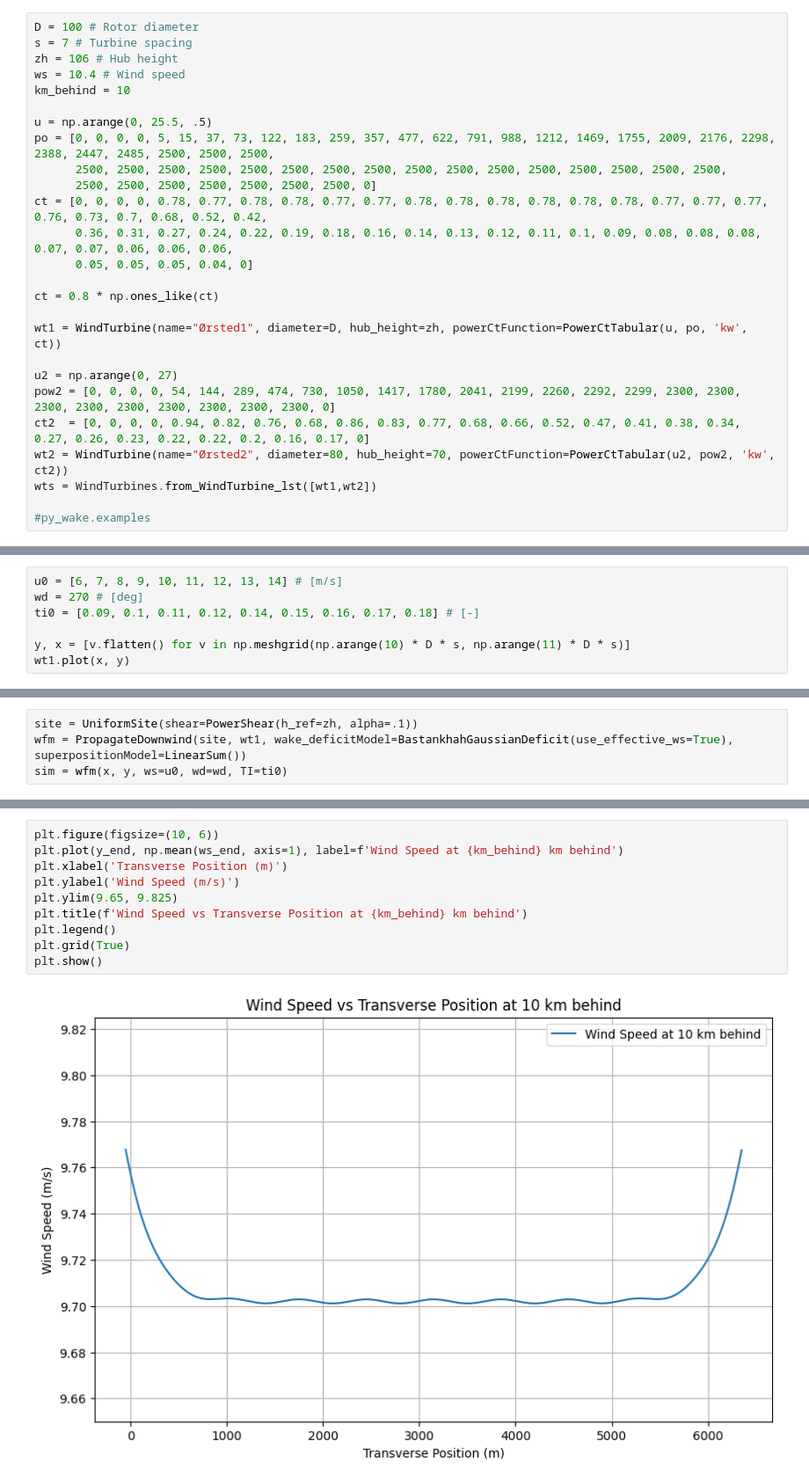
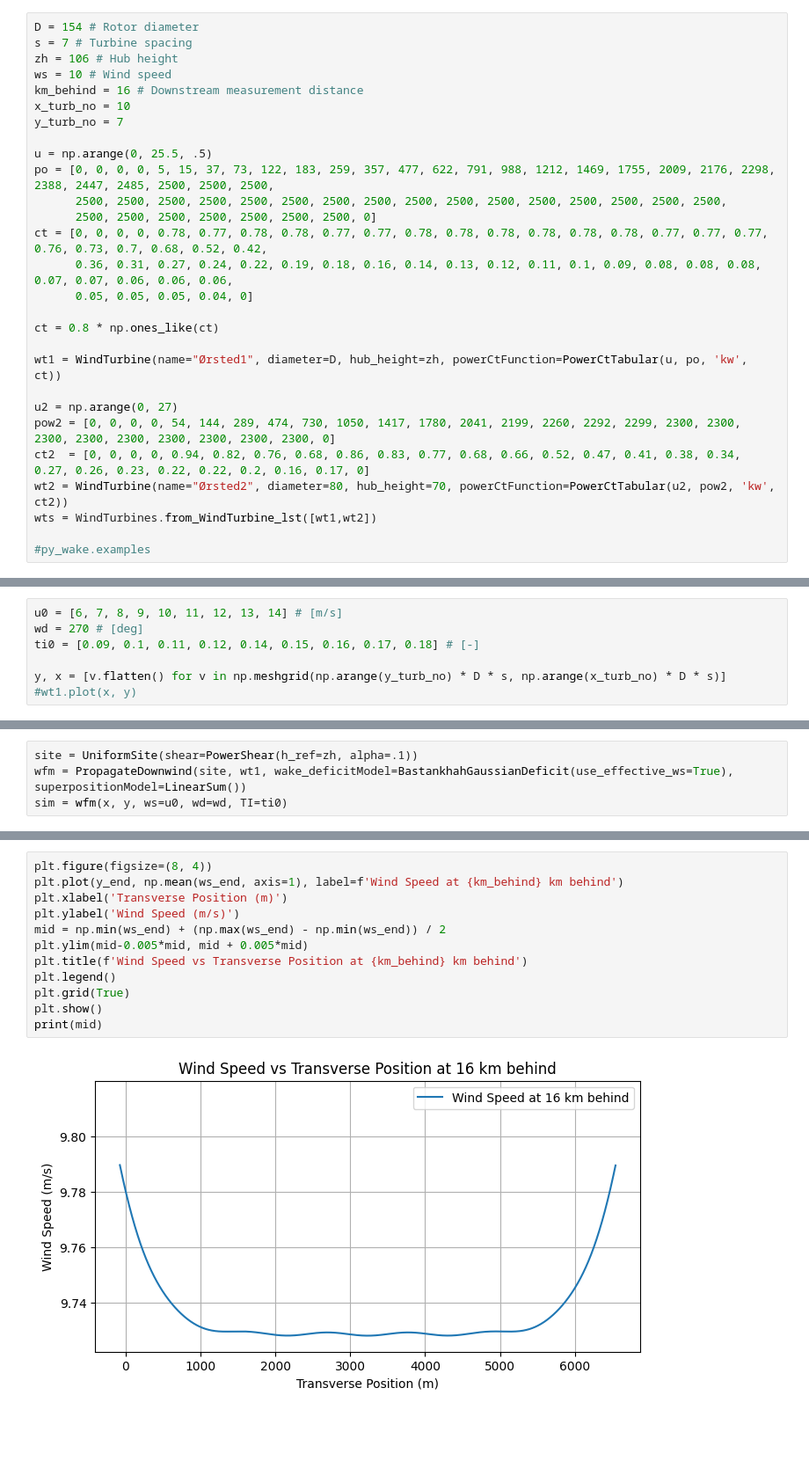
Before and after one commit to marcinsadowy/WTABL, a Jupyter notebook: TurbOPark.ipynb, the cells around one changed output, grey strips where cells are left out. Shown at 88% size. Cells and saved outputs as stored; diff of their text form; blank space fills up the shorter version.

```diff
--- a/TurbOPark.ipynb
+++ b/TurbOPark.ipynb
@@ -15,11 +15,13 @@ from py_wake.site._site import UniformSite
 from py_wake.site.shear import PowerShear
 from py_wake.utils.plotting import setup_plot
 # %%
-D = 100 # Rotor diameter
+D = 154 # Rotor diameter
 s = 7 # Turbine spacing
 zh = 106 # Hub height
-ws = 10.4 # Wind speed
-km_behind = 10
+ws = 10 # Wind speed
+km_behind = 16 # Downstream measurement distance
+x_turb_no = 10
+y_turb_no = 7
 
 u = np.arange(0, 25.5, .5)
 po = [0, 0, 0, 0, 5, 15, 37, 73, 122, 183, 259, 357, 477, 622, 791, 988, 1212, 1469, 1755, 2009, 2176, 2298, 2388, 2447, 2485, 2500, 2500, 2500,
@@ -59,5 +61,5 @@ u0 = [6, 7, 8, 9, 10, 11, 12, 13, 14] # [m/s]
 wd = 270 # [deg]
 ti0 = [0.09, 0.1, 0.11, 0.12, 0.14, 0.15, 0.16, 0.17, 0.18] # [-]
 
-y, x = [v.flatten() for v in np.meshgrid(np.arange(10) * D * s, np.arange(11) * D * s)]
-wt1.plot(x, y)
+y, x = [v.flatten() for v in np.meshgrid(np.arange(y_turb_no) * D * s, np.arange(x_turb_no) * D * s)]
+#wt1.plot(x, y)
@@ -133,12 +133,14 @@ plt.tight_layout()
 # %%
-plt.figure(figsize=(10, 6))
+plt.figure(figsize=(8, 4))
 plt.plot(y_end, np.mean(ws_end, axis=1), label=f'Wind Speed at {km_behind} km behind')
 plt.xlabel('Transverse Position (m)')
 plt.ylabel('Wind Speed (m/s)')
-plt.ylim(9.65, 9.825)
+mid = np.min(ws_end) + (np.max(ws_end) - np.min(ws_end)) / 2
+plt.ylim(mid-0.005*mid, mid + 0.005*mid)
 plt.title(f'Wind Speed vs Transverse Position at {km_behind} km behind')
 plt.legend()
 plt.grid(True)
 plt.show()
+print(mid)
 # %% [output]
-[figure, old version]
+[figure, new version]
```
Also changed, not shown: parts of 7 cells of this notebook.
